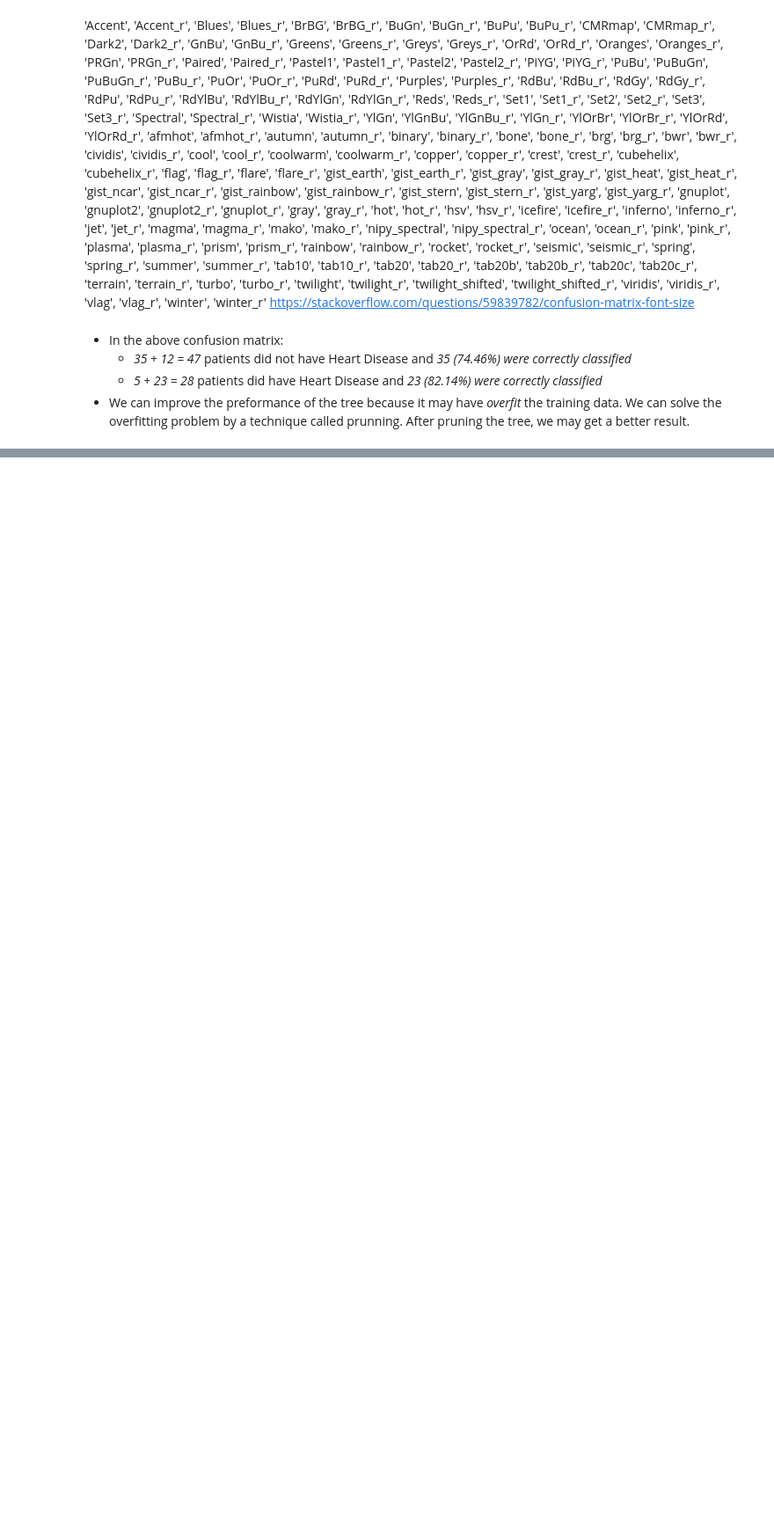
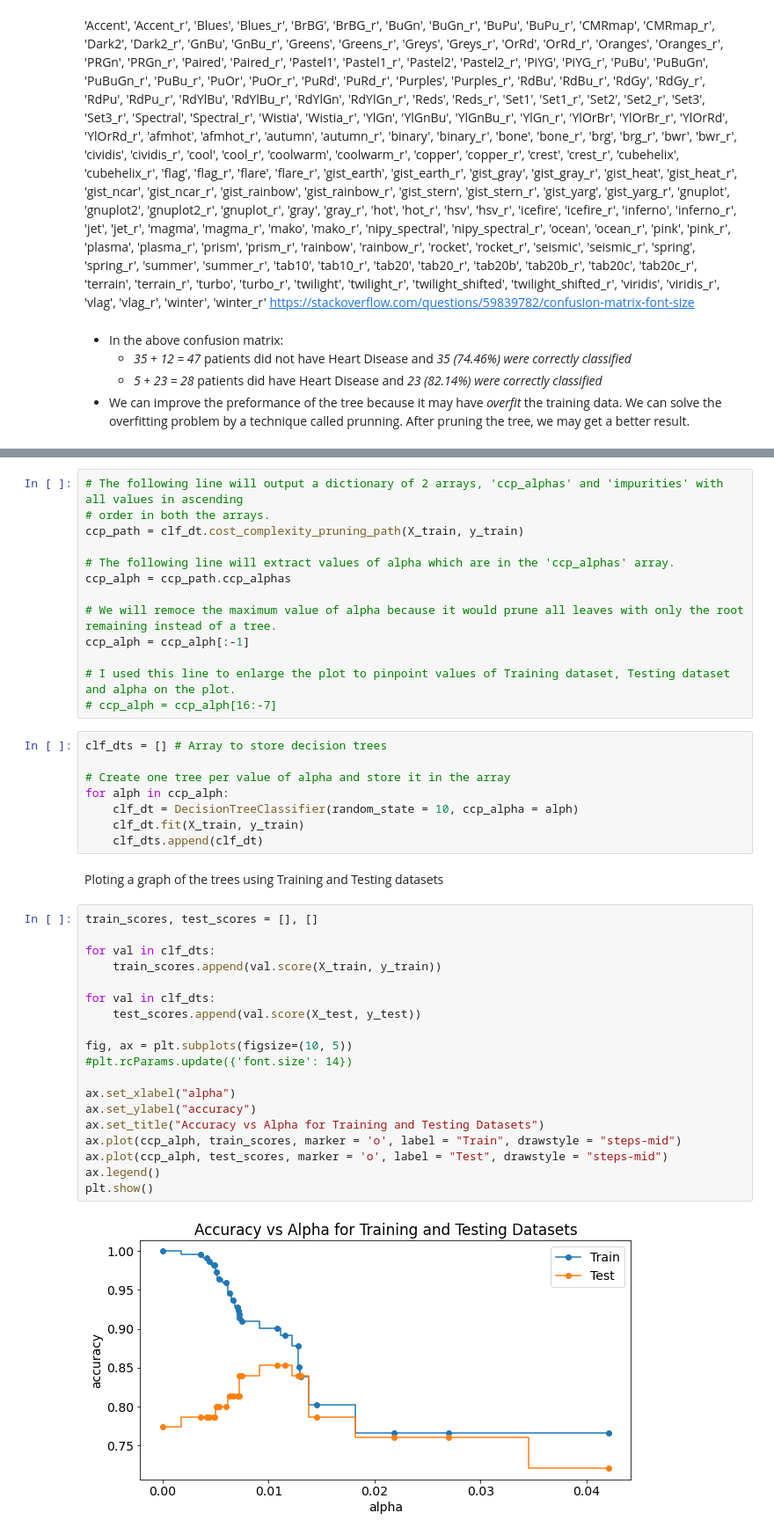
Before and after one commit to unpatel1/20220614_Classification_Tree_Heart_Disease, a Jupyter notebook: Classification_Tree_Heart_Disease.ipynb, the cells around one changed output, grey strips where cells are left out. Shown: that part at 88% size. Saved outputs shown, nothing was run; the diff lists cells and outputs as text; blank space fills up the shorter version.

Commit message:
Finished up to preliminary Classification Tree; next - final Classification Tree

```diff
--- a/Classification_Tree_Heart_Disease.ipynb
+++ b/Classification_Tree_Heart_Disease.ipynb
@@ -407,0 +411,44 @@ df_.head(90)
+# %%
+# The following line will output a dictionary of 2 arrays, 'ccp_alphas' and 'impurities' with all values in ascending
+# order in both the arrays.
+ccp_path = clf_dt.cost_complexity_pruning_path(X_train, y_train)
+
+# The following line will extract values of alpha which are in the 'ccp_alphas' array.
+ccp_alph = ccp_path.ccp_alphas
+
+# We will remoce the maximum value of alpha because it would prune all leaves with only the root remaining instead of a tree.
+ccp_alph = ccp_alph[:-1]
+
+# I used this line to enlarge the plot to pinpoint values of Training dataset, Testing dataset and alpha on the plot.
+# ccp_alph = ccp_alph[16:-7]
+# %%
+clf_dts = [] # Array to store decision trees
+
+# Create one tree per value of alpha and store it in the array
+for alph in ccp_alph:
+    clf_dt = DecisionTreeClassifier(random_state = 10, ccp_alpha = alph)
+    clf_dt.fit(X_train, y_train)
+    clf_dts.append(clf_dt)
+# %% [markdown]
+Ploting a graph of the trees using Training and Testing datasets
+# %%
+train_scores, test_scores = [], []
+
+for val in clf_dts:
+    train_scores.append(val.score(X_train, y_train))
+
+for val in clf_dts:
+    test_scores.append(val.score(X_test, y_test))
+
+fig, ax = plt.subplots(figsize=(10, 5))
+#plt.rcParams.update({'font.size': 14})
+
+ax.set_xlabel("alpha")
+ax.set_ylabel("accuracy")
+ax.set_title("Accuracy vs Alpha for Training and Testing Datasets")
+ax.plot(ccp_alph, train_scores, marker = 'o', label = "Train", drawstyle = "steps-mid")
+ax.plot(ccp_alph, test_scores, marker = 'o', label = "Test", drawstyle = "steps-mid")
+ax.legend()
+plt.show()
+# %% [output]
+[figure, added]
```
Also changed, not shown: parts of 58 cells of this notebook.
